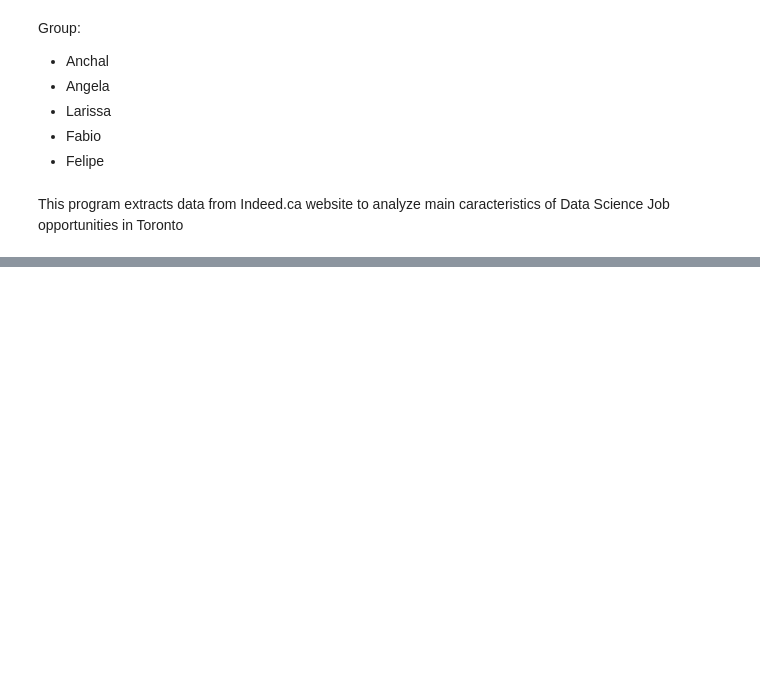
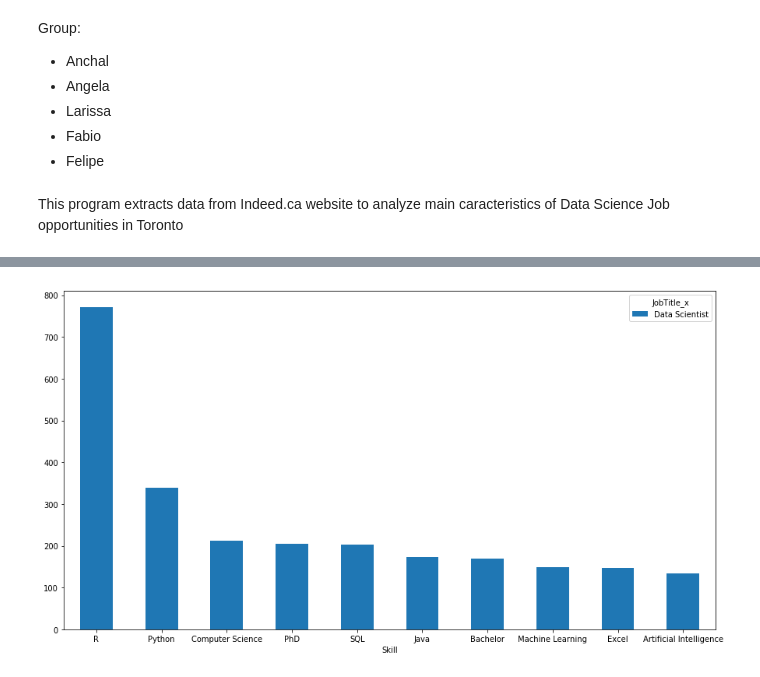
Before and after one commit to lararm/DataScience, a Jupyter notebook: FinalProject/Data Science Jobs Analyze - complete version.ipynb, the cells around one changed output, grey strips where cells are left out. Cells and saved outputs as stored; diff of their text form; code cells hidden in the pictures; blank space fills up the shorter version.

```diff
--- a/FinalProject/Data Science Jobs Analyze - complete version.ipynb
+++ b/FinalProject/Data Science Jobs Analyze - complete version.ipynb
@@ -290,0 +337,6 @@ df_jobs = df_jobs[['Province', 'City', 'Job_ID', 'JobTitle_x', 'Position',  'Com
+# %%
+# Skills by Job
+Skills_Job = pd.crosstab(df_jobs['Skill'],df_jobs['JobTitle_x'])
+Skills_Job = Skills_Job.sort_values('Data Scientist',ascending=False)
+Skills_Job = Skills_Job.head(10)
+Skills_Job
@@ -291,3 +356,10 @@ df_jobs = df_jobs[['Province', 'City', 'Job_ID', 'JobTitle_x', 'Position',  'Com
+# %%
+# Plotting the Skill by Job
+
+Skills_Job_Plot = Skills_Job
+Skills_Job_Plot.plot(kind='bar', stacked=False, rot = 0, figsize=(15, 8));
+# %% [output]
+[figure, added]
 # %%
 # Exporting files
 df_base.to_excel('out.xlsx')
```
Also changed, not shown: parts of 11 cells of this notebook.
